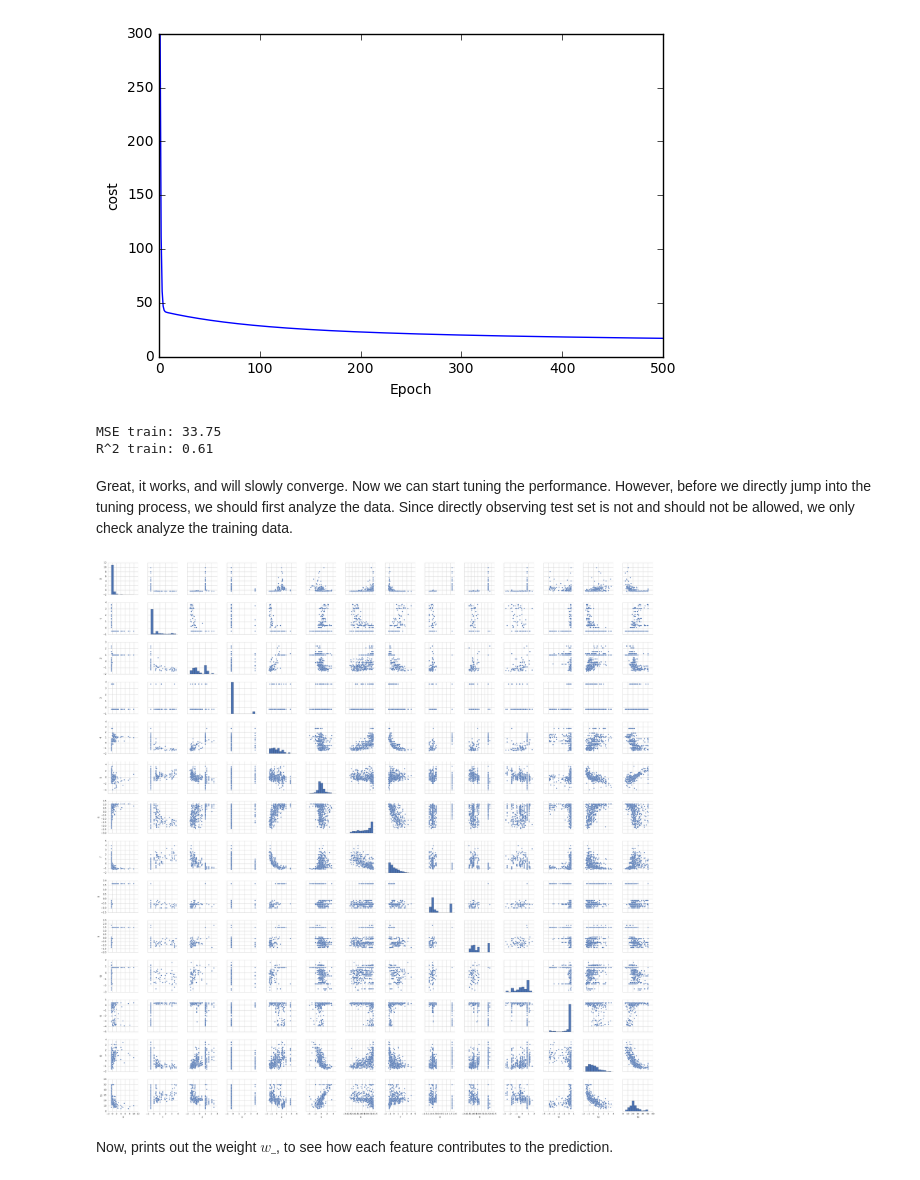
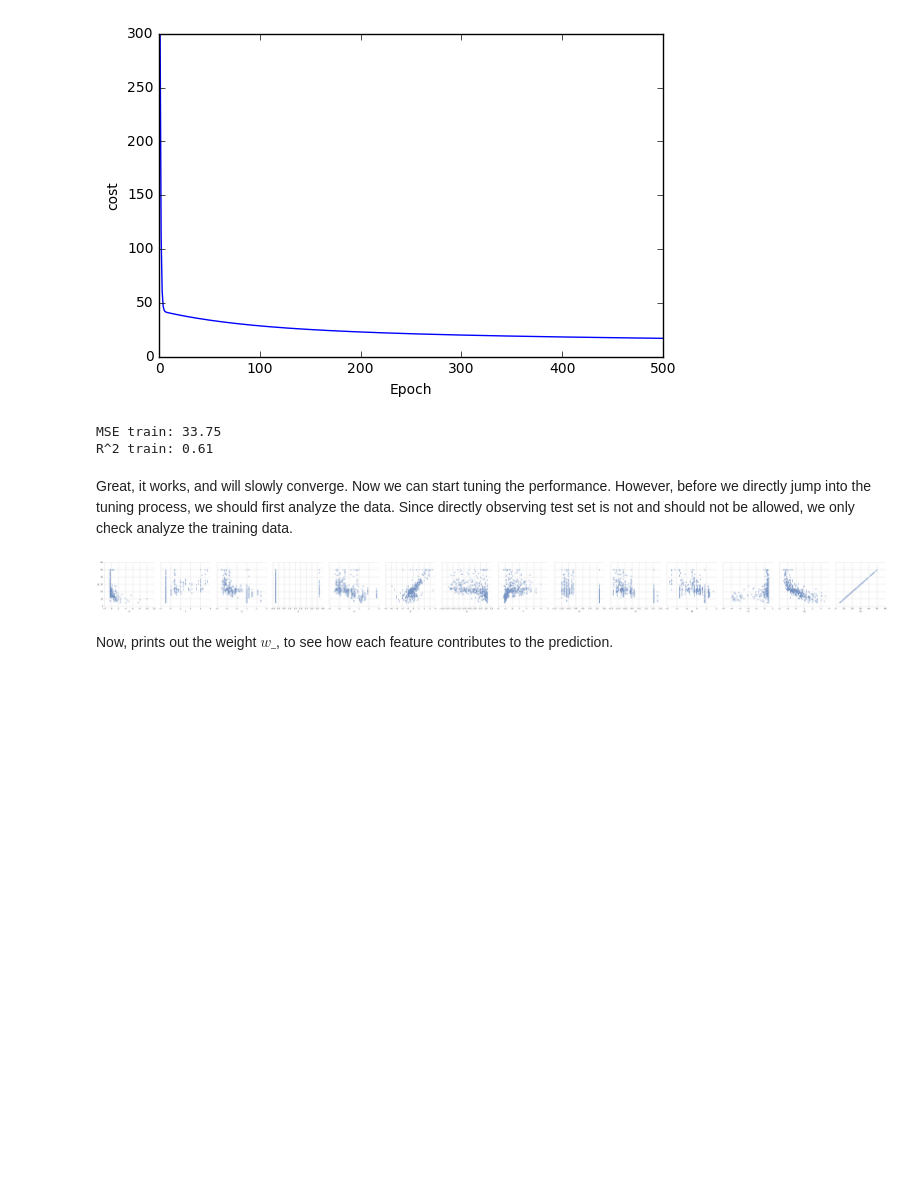
Before and after one commit to LemonATsu/iPynb-Lasso-Regressor, a Jupyter notebook: Lab05_102062207.ipynb, the cells around one changed output. Drawn from its saved outputs; the diff is of its cells as text; code cells hidden in the pictures; blank space fills up the shorter version.

```diff
--- a/Lab05_102062207.ipynb
+++ b/Lab05_102062207.ipynb
@@ -108,13 +156,13 @@ import pandas as pd
 # %%
 data = np.concatenate([X_train, y_train.reshape(-1, 1)], axis=1)
 df = pd.DataFrame(data)
 sns.set(style='whitegrid', context='notebook')
-sns.pairplot(df, size=2.5)
+sns.pairplot(df, x_vars=df.columns[0:X_train.shape[0]], y_vars=df.columns[-1], size=4)
 plt.tight_layout()
 plt.savefig('./output/fig-housing-pairwise-dist.png', dpi=300)
 plt.show()
 sns.reset_orig()
 # %% [output]
-[figure, old version]
+[figure, new version]
 # %% [markdown]
 Now, prints out the weight $w\_$, to see how each feature contributes to the prediction.
```
Also changed, not shown: parts of 17 cells of this notebook.
